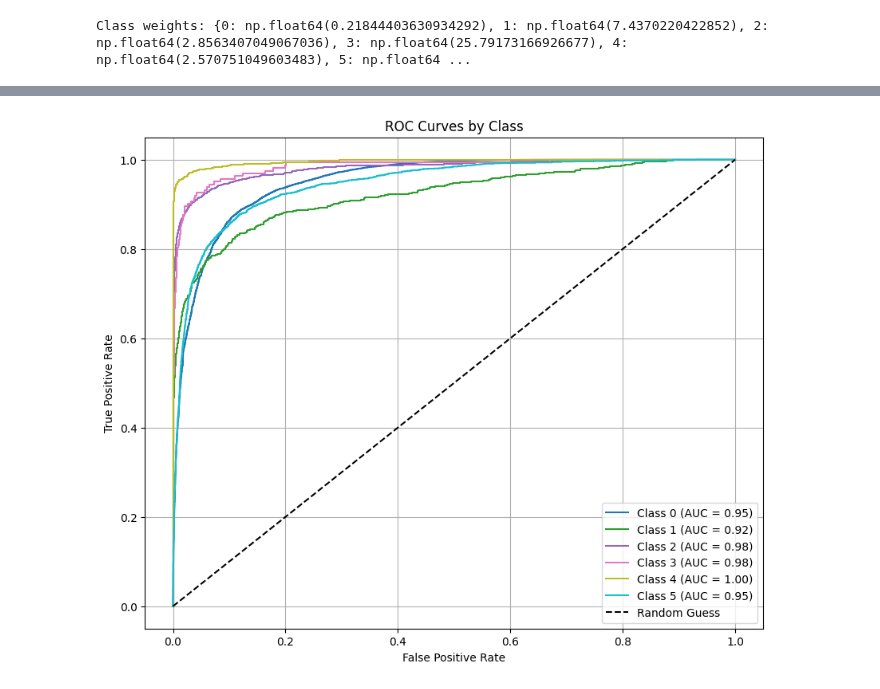
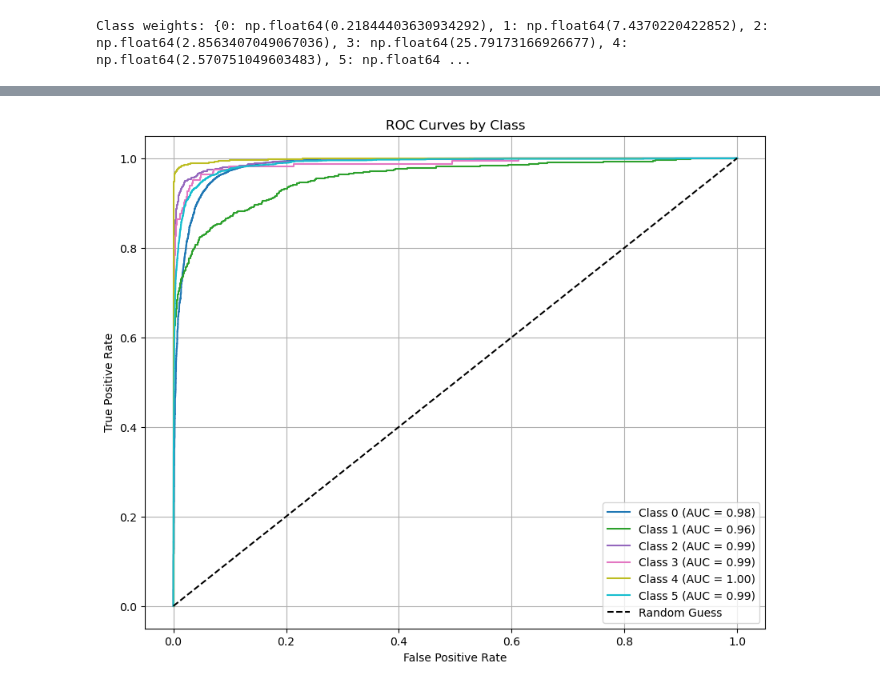
Before and after one commit to arilui/EKGenie, a Jupyter notebook: GRUN.ipynb, the cells around one changed output, grey strips where cells are left out. Drawn from its saved outputs; the diff is of its cells as text; code cells hidden in the pictures.

```diff
--- a/GRUN.ipynb
+++ b/GRUN.ipynb
@@ -43,7 +154,7 @@ print("Class weights:", class_weights)
 Class weights: {0: np.float64(0.21844403630934292), 1: np.float64(7.4370220422852), 2: np.float64(2.8563407049067036), 3: np.float64(25.79173166926677), 4: np.float64(2.570751049603483), 5: np.float64 ...
 # %%
 model = Sequential([
-    GRU(64, input_shape=(X_train.shape[1], X_train.shape[2])),
+    GRU(64, input_shape=(X_train_final.shape[1], X_train_final.shape[2])),
     Dense(6, activation='softmax')
 
 ])
@@ -53,13 +164,13 @@ model.compile(
     metrics=['accuracy']
 )
 # Optional: Add early stopping to prevent overfitting
-early_stop = EarlyStopping(monitor='val_loss', patience=5, restore_best_weights=True)
+early_stop = EarlyStopping(monitor='val_loss', patience=2, restore_best_weights=True)
 # Train the model
 history = model.fit(
-    X_train, y_train,
+    X_train_final, y_train_cat,
     epochs=10,
     batch_size=32,
-    validation_data=(X_test, y_test),
+    validation_data=(X_val, y_val_cat),
     callbacks=[early_stop],
     class_weight=class_weights,
     verbose=1
@@ -138,32 +253,32 @@ weighted avg       0.88      0.73      0.78     24803
 # %%
 from sklearn.metrics import roc_curve, auc
 from sklearn.preprocessing import label_binarize
 
 # Number of classes
-num_classes = y_test.shape[1]
+num_classes = y_test_cat.shape[1]
 
 # Compute ROC curve and AUC for each class
 fpr = {}
 tpr = {}
 roc_auc = {}
 
 for i in range(num_classes):
-    fpr[i], tpr[i], _ = roc_curve(y_test[:, i], y_pred[:, i])
+    fpr[i], tpr[i], _ = roc_curve(y_test_cat[:, i], y_pred[:, i])
     roc_auc[i] = auc(fpr[i], tpr[i])
 
 # Plot all ROC curves
 plt.figure(figsize=(10, 8))
 colors = plt.cm.get_cmap('tab10', num_classes)
 
 for i in range(num_classes):
     plt.plot(fpr[i], tpr[i], label=f"Class {i} (AUC = {roc_auc[i]:.2f})", color=colors(i))
 
 plt.plot([0, 1], [0, 1], 'k--', label="Random Guess")
 plt.xlabel("False Positive Rate")
 plt.ylabel("True Positive Rate")
 plt.title("ROC Curves by Class")
 plt.legend(loc="lower right")
 plt.grid(True)
 plt.show()
 # %% [output]
-[figure, old version]
+[figure, new version]
```
Also changed, not shown: parts of 5 cells of this notebook, 2 other files.
